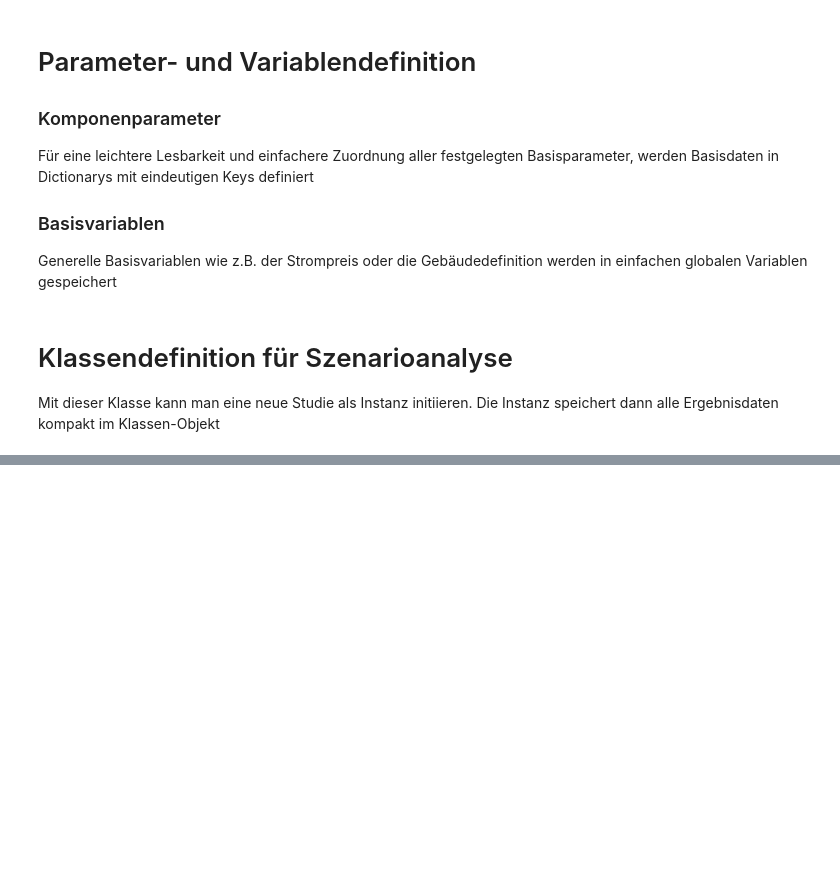
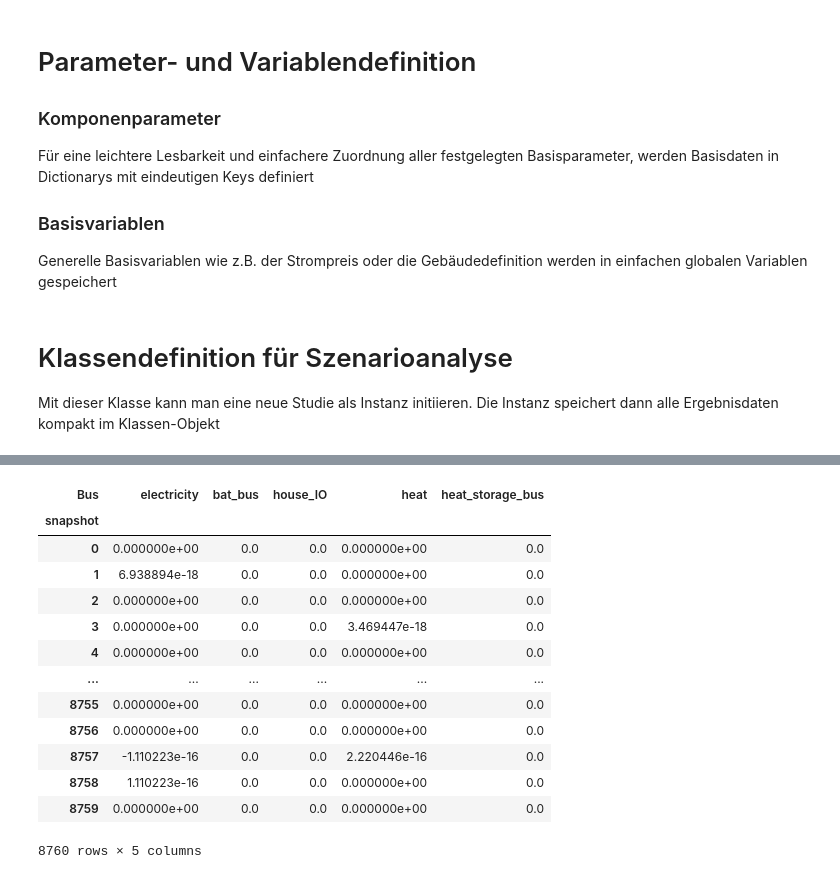
Before and after one commit to aalushi/ModellierungSoSe23, a Jupyter notebook: Projekt_Autarkie_Gruppe3/Projektnotebook_Autarkie_Projektgruppe3.ipynb, the cells around one changed output, grey strips where cells are left out. Saved outputs shown, nothing was run; the diff lists cells and outputs as text; code cells hidden in the pictures; blank space fills up the shorter version.

```diff
--- a/Projekt_Autarkie_Gruppe3/Projektnotebook_Autarkie_Projektgruppe3.ipynb
+++ b/Projekt_Autarkie_Gruppe3/Projektnotebook_Autarkie_Projektgruppe3.ipynb
@@ -78,7 +95,7 @@ living_space = 157 #m²
 # PV-plant
 pv_params = {
     'p_nom': 10,    # kWp
-    'p_max_pu': df_data['pv'] / 10,
+    'p_max_pu': df_data['pv'],
     'capital_cost': (1300*10)/20,
     'marginal_cost': 0.02 * 20,
     'lifespan' : 20
@@ -374,7 +359,7 @@ def build_ref_network():
               p_nom_extendable = True)
     n_ref.add('Generator', name='grid', bus='house_IO',
               marginal_cost = electricity_rate,
-              p_nom = self.data['electric_load'].max())
+              p_nom = df_data['electric_load'].max())
 
 
     # Storages
@@ -410,6 +395,5 @@ def build_ref_network():
               efficiency = heat_storage_params['discharge_efficiency'],
               p_nom_extendable = True)
 
-    print("reference network build")
     return n_ref
 # %%
@@ -478,0 +485,5 @@ def calculate_results(network, sensitivity_variable=0):
+# %%
+n_ref = build_ref_network()
+n_ref.optimize(solver_name='gurobi')
+res = calculate_results(n_ref)
+res1 = auswertungsfunktion(n_ref, sensitivity_variable=0)
@@ -478,0 +548,18 @@ def calculate_results(network, sensitivity_variable=0):
+# %%
+df = pd.DataFrame(n_ref.buses_t.p)
+df
+# %% [output]
+| Bus | electricity | bat_bus | house_IO | heat | heat_storage_bus |
+| snapshot |  |  |  |  |  |
+| 0 | 0.000000e+00 | 0.0 | 0.0 | 0.000000e+00 | 0.0 |
+| 1 | 6.938894e-18 | 0.0 | 0.0 | 0.000000e+00 | 0.0 |
+| 2 | 0.000000e+00 | 0.0 | 0.0 | 0.000000e+00 | 0.0 |
+| 3 | 0.000000e+00 | 0.0 | 0.0 | 3.469447e-18 | 0.0 |
+| 4 | 0.000000e+00 | 0.0 | 0.0 | 0.000000e+00 | 0.0 |
+| ... | ... | ... | ... | ... | ... |
+| 8755 | 0.000000e+00 | 0.0 | 0.0 | 0.000000e+00 | 0.0 |
+| 8756 | 0.000000e+00 | 0.0 | 0.0 | 0.000000e+00 | 0.0 |
+| 8757 | -1.110223e-16 | 0.0 | 0.0 | 2.220446e-16 | 0.0 |
+| 8758 | 1.110223e-16 | 0.0 | 0.0 | 0.000000e+00 | 0.0 |
+| 8759 | 0.000000e+00 | 0.0 | 0.0 | 0.000000e+00 | 0.0 |
+8760 rows × 5 columns
```
Also changed, not shown: parts of 9 cells of this notebook, 2 other files.
